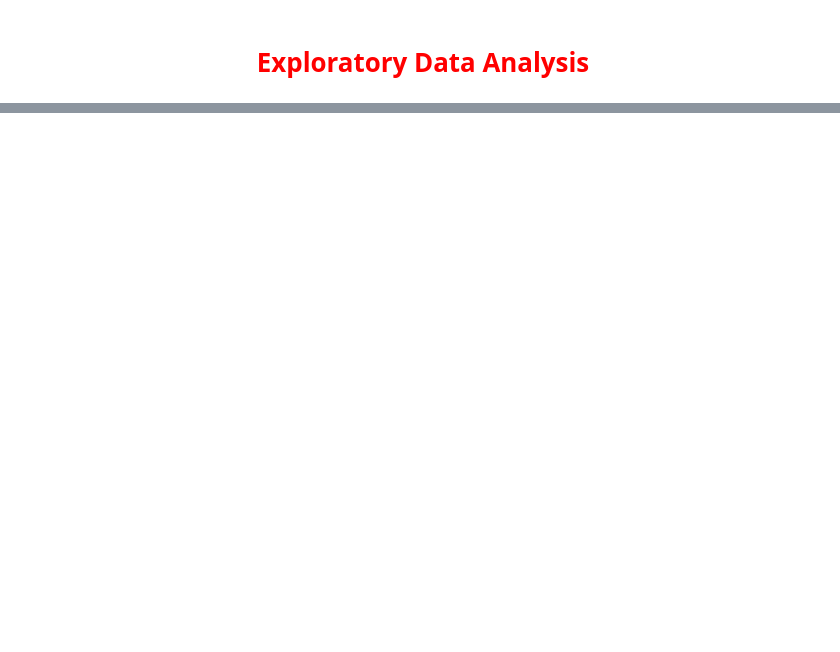
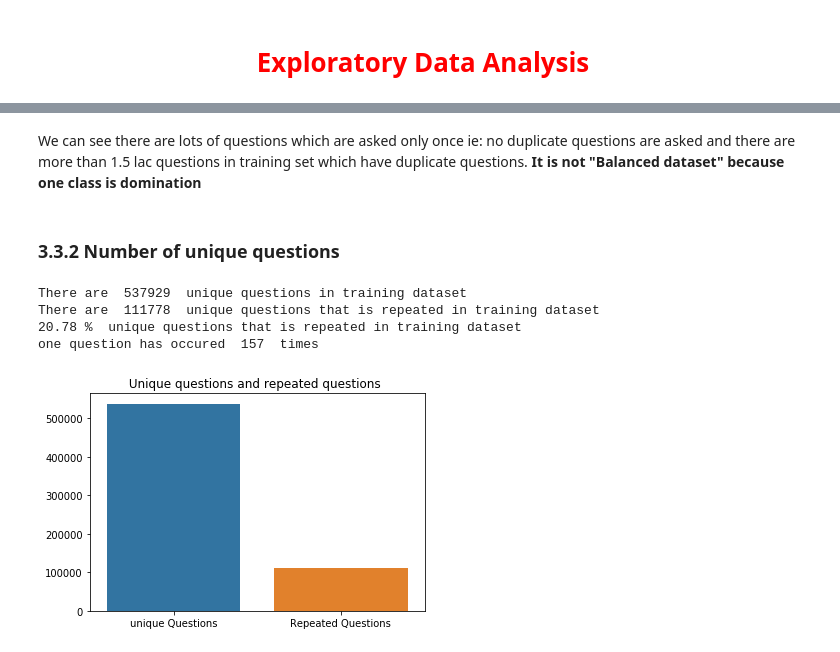
Before and after one commit to arpitiiitv/Machine-Learning-End2End-, a Jupyter notebook: Quora Question Pairs Similarity/Quora Question Pairs.ipynb, the cells around one changed output, grey strips where cells are left out. Saved outputs shown, nothing was run; the diff lists cells and outputs as text; code cells hidden in the pictures; blank space fills up the shorter version.

Commit message:
Performed basic EDA
Basic analysis of dataset done.

```diff
--- a/Quora Question Pairs Similarity/Quora Question Pairs.ipynb
+++ b/Quora Question Pairs Similarity/Quora Question Pairs.ipynb
@@ -52,0 +62,6 @@ High False positive rate will affect model badly, if we will merge the answer of
+# %%
+# Loading trainging dataset
+df = pd.read_csv('Train.csv')
+print("There are "+ str(df.shape[0]) + " Data points in the given training set")
+print("There are "+ str(df.shape[1]) + " features in the given training set")
+df.shape
@@ -52,0 +104,6 @@ High False positive rate will affect model badly, if we will merge the answer of
+# %%
+# dropping nan will not impact our dataset because we have 404290 points and we are dropping just 3 points.
+df = df.dropna()
+print("There are "+ str(df.shape[0]) + " Data points in the updated training set")
+print("There are "+ str(df.shape[1]) + " features in the updated training set")
+df.shape
@@ -52,0 +136,28 @@ High False positive rate will affect model badly, if we will merge the answer of
+# %% [markdown]
+We can see there are lots of questions which are asked only once ie: no duplicate questions are asked and there are more than 1.5 lac questions in training set which have duplicate questions.<b> It is not "Balanced dataset" because one class is domination</b>
+# %% [markdown]
+ ### 3.3.2 Number of unique questions
+# %%
+# merge all the questions in pandas series
+merged_q1_q2 = pd.Series(df['qid1'].tolist() + df['qid2'].tolist())
+unique_questions = np.unique(merged_q1_q2)
+num_unique_qs = len(unique_questions)
+print("There are ",str(num_unique_qs)," unique questions in training dataset")
+# if questions are repeated
+num_repeated_ques = sum(merged_q1_q2.value_counts()>1)
+print("There are ",str(num_repeated_ques)," unique questions that is repeated in training dataset")
+print(str(round(num_repeated_ques*100/(num_unique_qs),2)),"%  unique questions that is repeated in training dataset")
+print("one question has occured ",str(max(merged_q1_q2.value_counts())),' times')
+# %% [output]
+There are  537929  unique questions in training dataset
+There are  111778  unique questions that is repeated in training dataset
+20.78 %  unique questions that is repeated in training dataset
+one question has occured  157  times
+# %%
+x = ["unique Questions" , "Repeated Questions"]
+y =  [num_unique_qs , num_repeated_ques]
+plt.title (" Unique questions and repeated questions  ")
+sns.barplot(x,y)
+plt.show()
+# %% [output]
+[figure, added]
```
Also changed, not shown: parts of 22 cells of this notebook.
